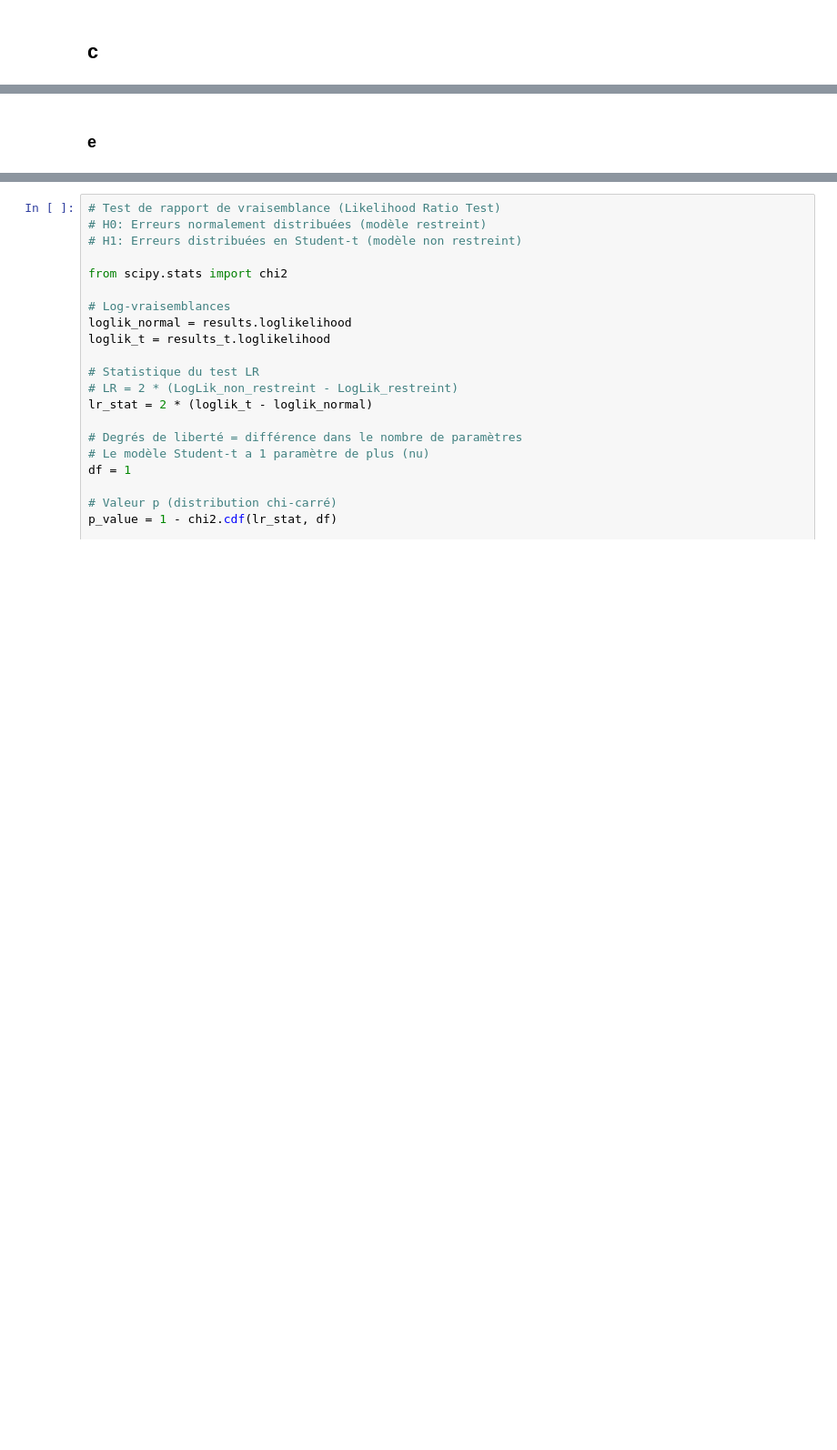
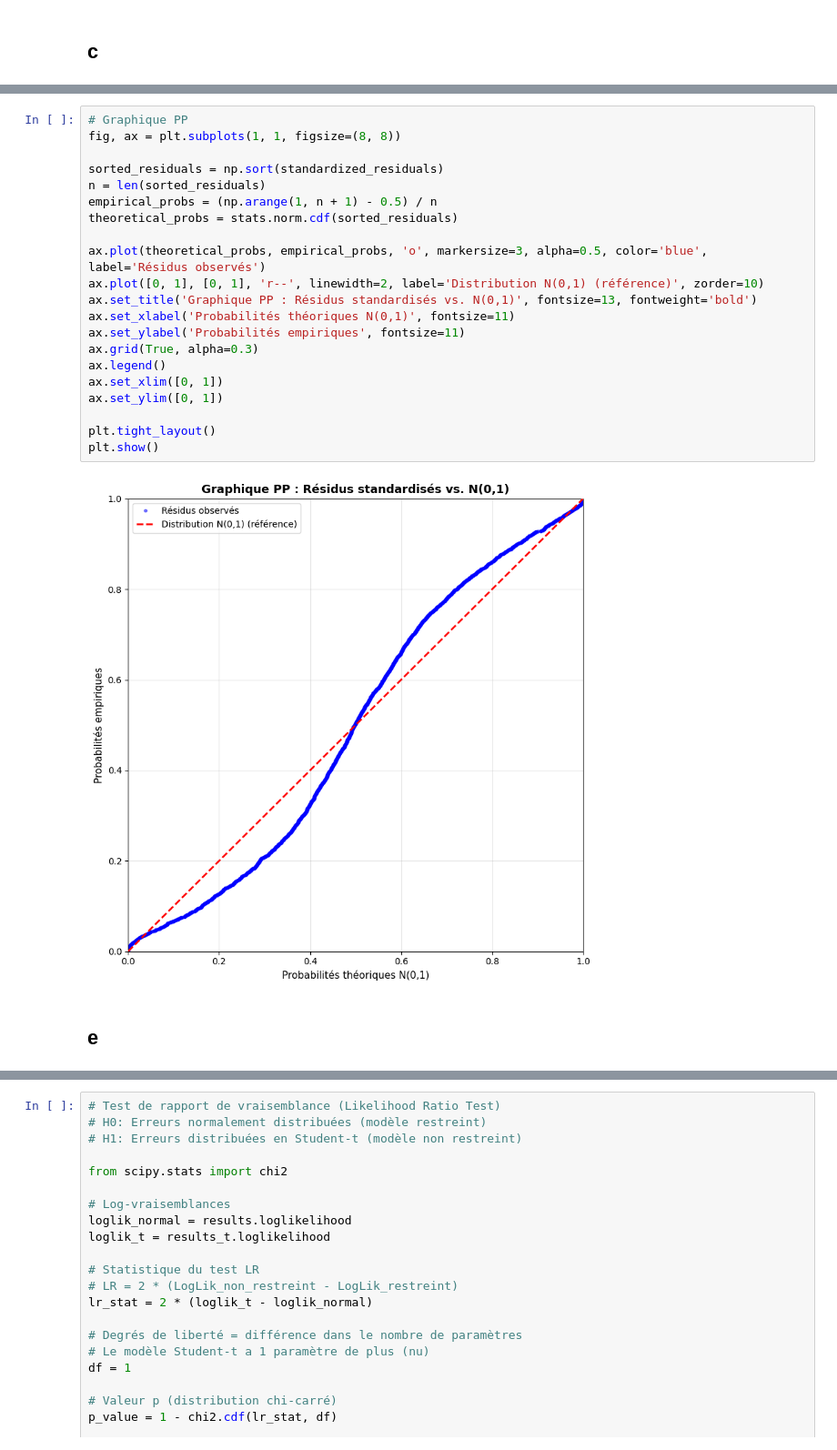
Before and after one commit to Lilas-Bertot/EXAMEN-FINAL, a Jupyter notebook: Q1.ipynb, the cells around one changed output, grey strips where cells are left out. Shown at 91% size. Cells and saved outputs as stored; diff of their text form; blank space fills up the shorter version.

```diff
--- a/Q1.ipynb
+++ b/Q1.ipynb
@@ -542,3 +289,26 @@ Les déviations systématiques dans les queues et les tests statistiques confirm
+# %%
+# Graphique PP
+fig, ax = plt.subplots(1, 1, figsize=(8, 8))
+
+sorted_residuals = np.sort(standardized_residuals)
+n = len(sorted_residuals)
+empirical_probs = (np.arange(1, n + 1) - 0.5) / n
+theoretical_probs = stats.norm.cdf(sorted_residuals)
+
+ax.plot(theoretical_probs, empirical_probs, 'o', markersize=3, alpha=0.5, color='blue', label='Résidus observés')
+ax.plot([0, 1], [0, 1], 'r--', linewidth=2, label='Distribution N(0,1) (référence)', zorder=10)
+ax.set_title('Graphique PP : Résidus standardisés vs. N(0,1)', fontsize=13, fontweight='bold')
+ax.set_xlabel('Probabilités théoriques N(0,1)', fontsize=11)
+ax.set_ylabel('Probabilités empiriques', fontsize=11)
+ax.grid(True, alpha=0.3)
+ax.legend()
+ax.set_xlim([0, 1])
+ax.set_ylim([0, 1])
+
+plt.tight_layout()
+plt.show()
+# %% [output]
+[figure, added]
 # %% [markdown]
-### e
+## e
 # %%
```
Also changed, not shown: parts of 7 cells of this notebook.
